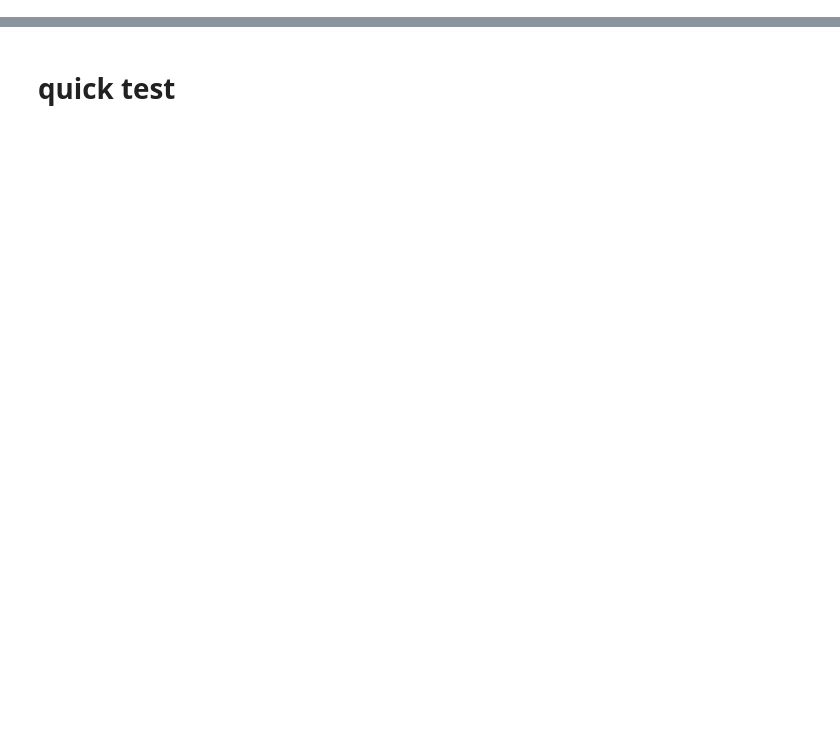
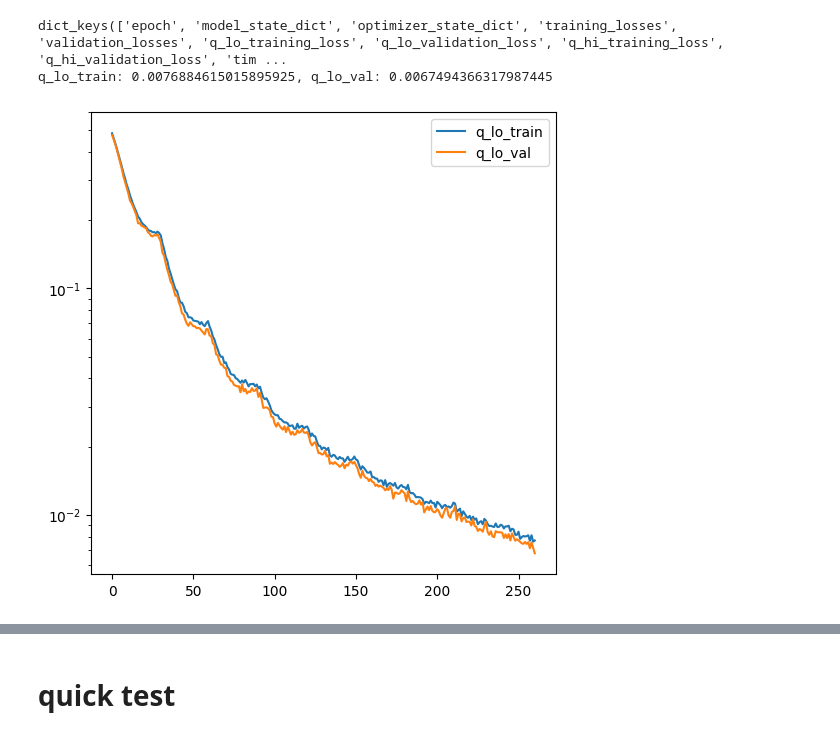
Before and after one commit to bu-cisl/sbrnet, a Jupyter notebook: examples/scratch.ipynb, the cells around one changed output, grey strips where cells are left out. Saved outputs shown, nothing was run; the diff lists cells and outputs as text; code cells hidden in the pictures; blank space fills up the shorter version.

```diff
--- a/examples/scratch.ipynb
+++ b/examples/scratch.ipynb
@@ -6,0 +106,30 @@ import torch
+# %%
+from matplotlib.pylab import f
+import matplotlib.pyplot as plt
+import torch
+from matplotlib.pylab import f
+import torch
+
+import matplotlib.pyplot as plt
+ind1 = 15  # Specify the desired ind value for the first model
+versi1 = 35
+
+
+fig, ax = plt.subplots(figsize=(6, 6))
+
+# Plot for the first model
+path1 = f'/projectnb/tianlabdl/jalido/sbrnet_proj/trained_models/sbrnet_view_{ind1}_v{versi1}.pt'
+checkpoint1 = torch.load(path1, map_location=torch.device('cpu'))
+print(checkpoint1.keys())
+qlo_train = checkpoint1['q_lo_training_loss']
+qlo_val = checkpoint1['q_lo_validation_loss']
+
+plt.plot(qlo_train, label='q_lo_train')
+plt.plot(qlo_val, label='q_lo_val')
+plt.yscale('log')
+plt.legend()
+print(f"q_lo_train: {qlo_train[-1]}, q_lo_val: {qlo_val[-1]}")
+# %% [output]
+dict_keys(['epoch', 'model_state_dict', 'optimizer_state_dict', 'training_losses', 'validation_losses', 'q_lo_training_loss', 'q_lo_validation_loss', 'q_hi_training_loss', 'q_hi_validation_loss', 'tim ...
+q_lo_train: 0.0076884615015895925, q_lo_val: 0.0067494366317987445
+[figure, added]
```
Also changed, not shown: parts of 24 cells of this notebook, 12 other files.
